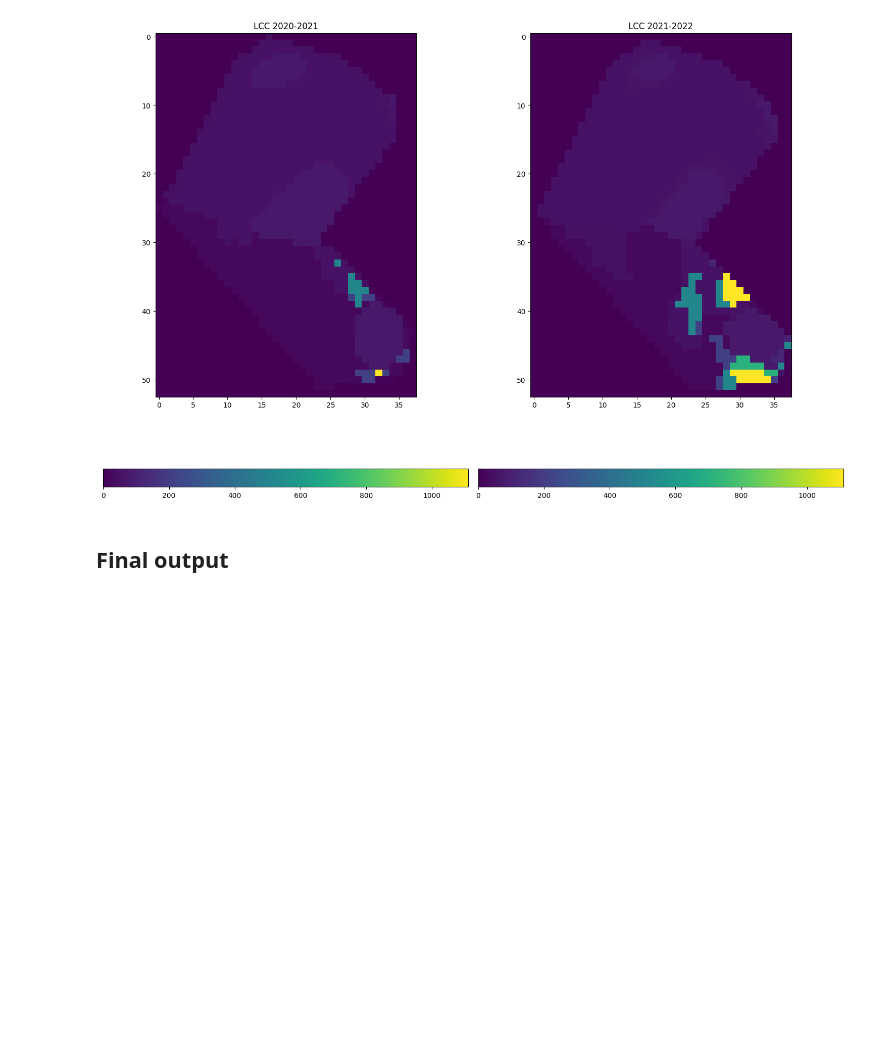
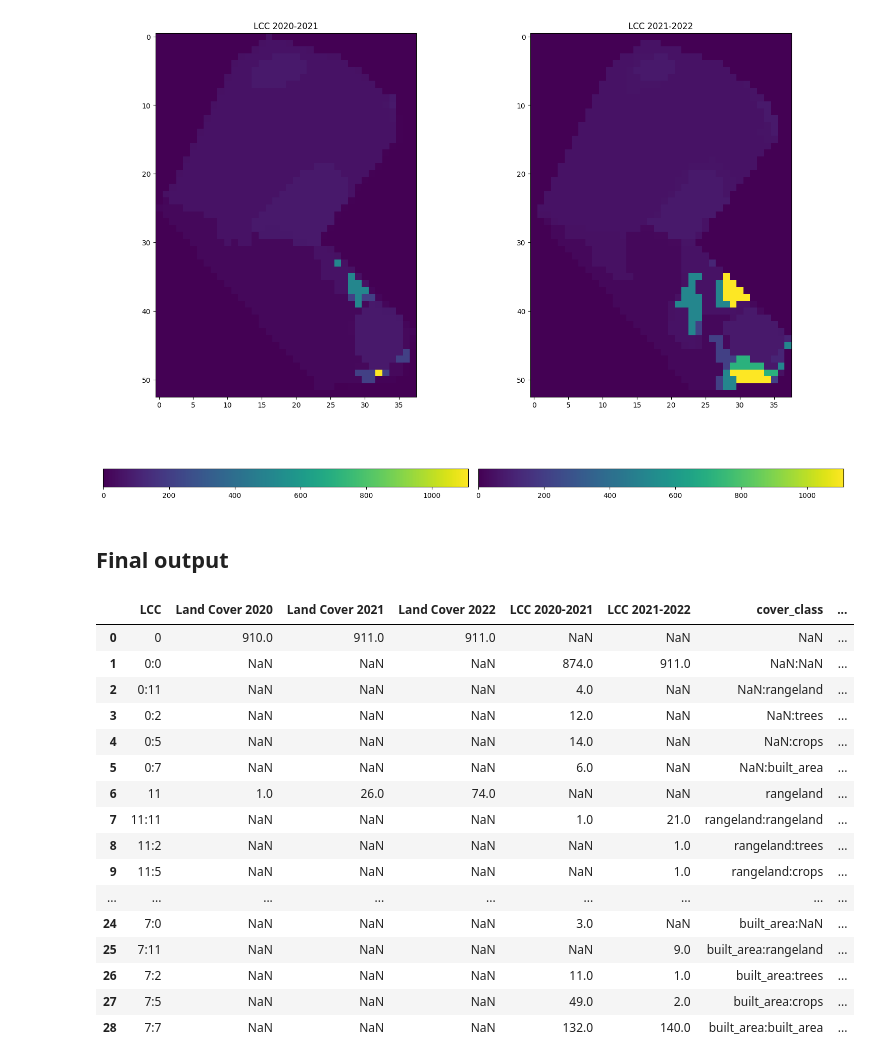
Before and after one commit to chrischank/Land-Cover-Change, a Jupyter notebook: notebooks/Part1_LCC.ipynb, the cells around one changed output. Saved outputs shown, nothing was run; the diff lists cells and outputs as text; code cells hidden in the pictures; blank space fills up the shorter version.

```diff
--- a/notebooks/Part1_LCC.ipynb
+++ b/notebooks/Part1_LCC.ipynb
@@ -279,5 +275,30 @@ result_df['cover_class'] = result_df['LCC'].apply(lambda x: map_cover_class(x, c
 result_df_LCC['cover_class'] = result_df_LCC['LCC'].apply(lambda x: map_cover_class(x, class_dict))
 
 result_df_LCC.to_csv(f'{data_model_output}/result_df.csv', index=False)
+# %%
+result_df_LCC["LC2020_m2"] = result_df_LCC["Land Cover 2020"]*10
+result_df_LCC["LC2021_m2"] = result_df_LCC["Land Cover 2021"]*10
+result_df_LCC["LC2022_m2"] = result_df_LCC["Land Cover 2022"]*10
+result_df_LCC["LCC2020_2021_m2"] = result_df_LCC["LCC 2020-2021"]*10
+result_df_LCC["LCC2021_2022_m2"] = result_df_LCC["LCC 2021-2022"]*10
+result_df_LCC
+# %% [output]
+|  | LCC | Land Cover 2020 | Land Cover 2021 | Land Cover 2022 | LCC 2020-2021 | LCC 2021-2022 | cover_class | ... |
+| 0 | 0 | 910.0 | 911.0 | 911.0 | NaN | NaN | NaN | ... |
+| 1 | 0:0 | NaN | NaN | NaN | 874.0 | 911.0 | NaN:NaN | ... |
+| 2 | 0:11 | NaN | NaN | NaN | 4.0 | NaN | NaN:rangeland | ... |
+| 3 | 0:2 | NaN | NaN | NaN | 12.0 | NaN | NaN:trees | ... |
+| 4 | 0:5 | NaN | NaN | NaN | 14.0 | NaN | NaN:crops | ... |
+| 5 | 0:7 | NaN | NaN | NaN | 6.0 | NaN | NaN:built_area | ... |
+| 6 | 11 | 1.0 | 26.0 | 74.0 | NaN | NaN | rangeland | ... |
+| 7 | 11:11 | NaN | NaN | NaN | 1.0 | 21.0 | rangeland:rangeland | ... |
+| 8 | 11:2 | NaN | NaN | NaN | NaN | 1.0 | rangeland:trees | ... |
+| 9 | 11:5 | NaN | NaN | NaN | NaN | 1.0 | rangeland:crops | ... |
+| ... | ... | ... | ... | ... | ... | ... | ... | ... |
+| 24 | 7:0 | NaN | NaN | NaN | 3.0 | NaN | built_area:NaN | ... |
+| 25 | 7:11 | NaN | NaN | NaN | NaN | 9.0 | built_area:rangeland | ... |
+| 26 | 7:2 | NaN | NaN | NaN | 11.0 | 1.0 | built_area:trees | ... |
+| 27 | 7:5 | NaN | NaN | NaN | 49.0 | 2.0 | built_area:crops | ... |
+| 28 | 7:7 | NaN | NaN | NaN | 132.0 | 140.0 | built_area:built_area | ... |
 # %%
 # Plotting
```
Also changed, not shown: parts of 7 cells of this notebook.
